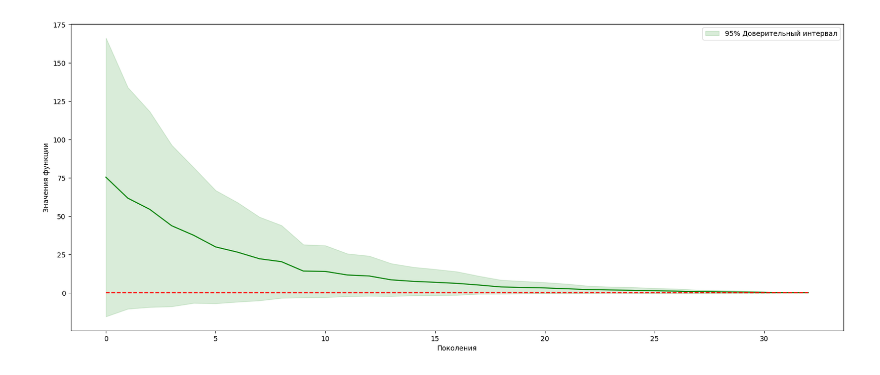
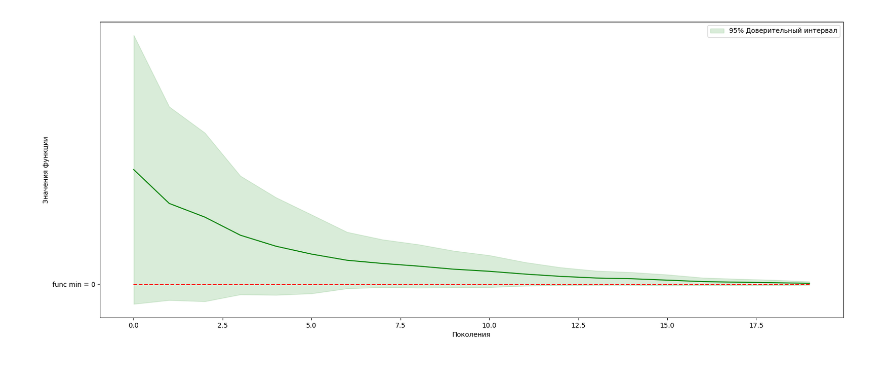
Before and after one commit to liwander/SPBU-AMCP-OperationsResearch, a Jupyter notebook: goldstein_jade/main.ipynb, the cells around one changed output. Cells and saved outputs as stored; diff of their text form; code cells hidden in the pictures.

```diff
--- a/goldstein_jade/main.ipynb
+++ b/goldstein_jade/main.ipynb
@@ -33,7 +33,7 @@ params = jade.get_default_params(dim)
 
 population_size = params['population_size']
 individual_size = params['individual_size']
-bounds = np.array([[-10, 10]] * dim)
+bounds = np.array([[-5, 5]] * dim)
 # print(bounds)
 func = sphere
 func_min = 0
@@ -79,18 +79,20 @@ marathon_mean = np.mean(marathon_analytics['mean'][:], axis=0)
 # %%
 data=marathon_analytics['mean'][:, :int(np.max(runs_generation_count))]
 confidence = 0.95
 mean = np.mean(data,axis=0)
 sem = stats.sem(data,axis=0)
 interval = stats.t.interval(confidence, len(data) - 1, loc=mean, scale=sem)
 fig,ax = plt.subplots(figsize=(20, 8))
 ax.plot(np.array(range(mean.shape[0])), mean,color='green')
 ax.fill_between(x=np.array(range(mean.shape[0])), y1=interval[1]+mean, y2=interval[0]-mean, color='green', alpha=0.15, label='95% Доверительный интервал')
 plt.xlabel('Поколения')
 plt.ylabel('Значения функции')
 ax.plot(np.array(range(mean.shape[0])), [func_min]*mean.shape[0], color='red', linestyle= '--')
+ax.set_yticks(np.array([func_min]), [f'func min = {func_min}'])
+
 ax.legend()
 plt.savefig('./confidence_interval.png', bbox_inches='tight')
 plt.show()
 plt.close()
 # %% [output]
-[figure, old version]
+[figure, new version]
```
